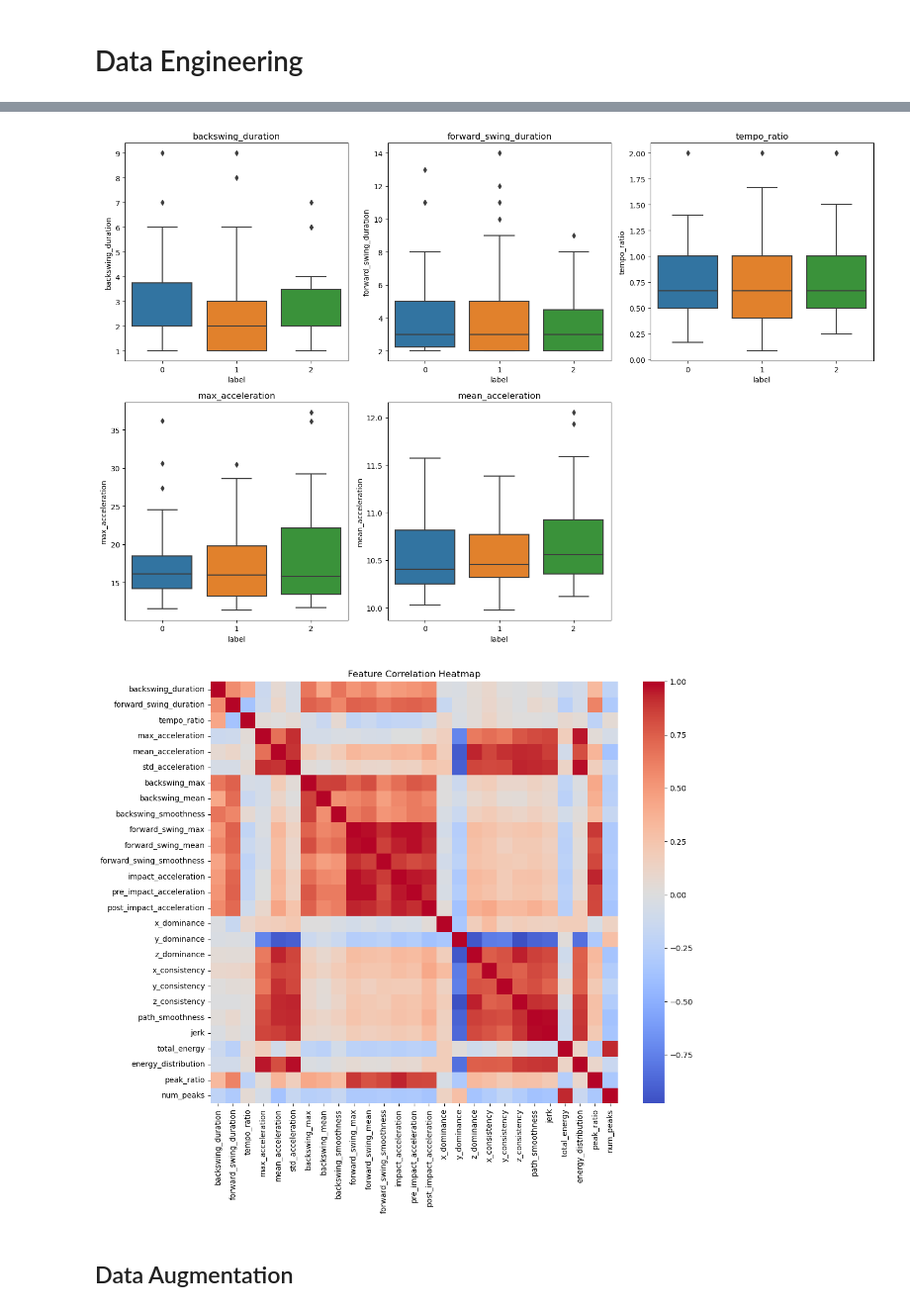
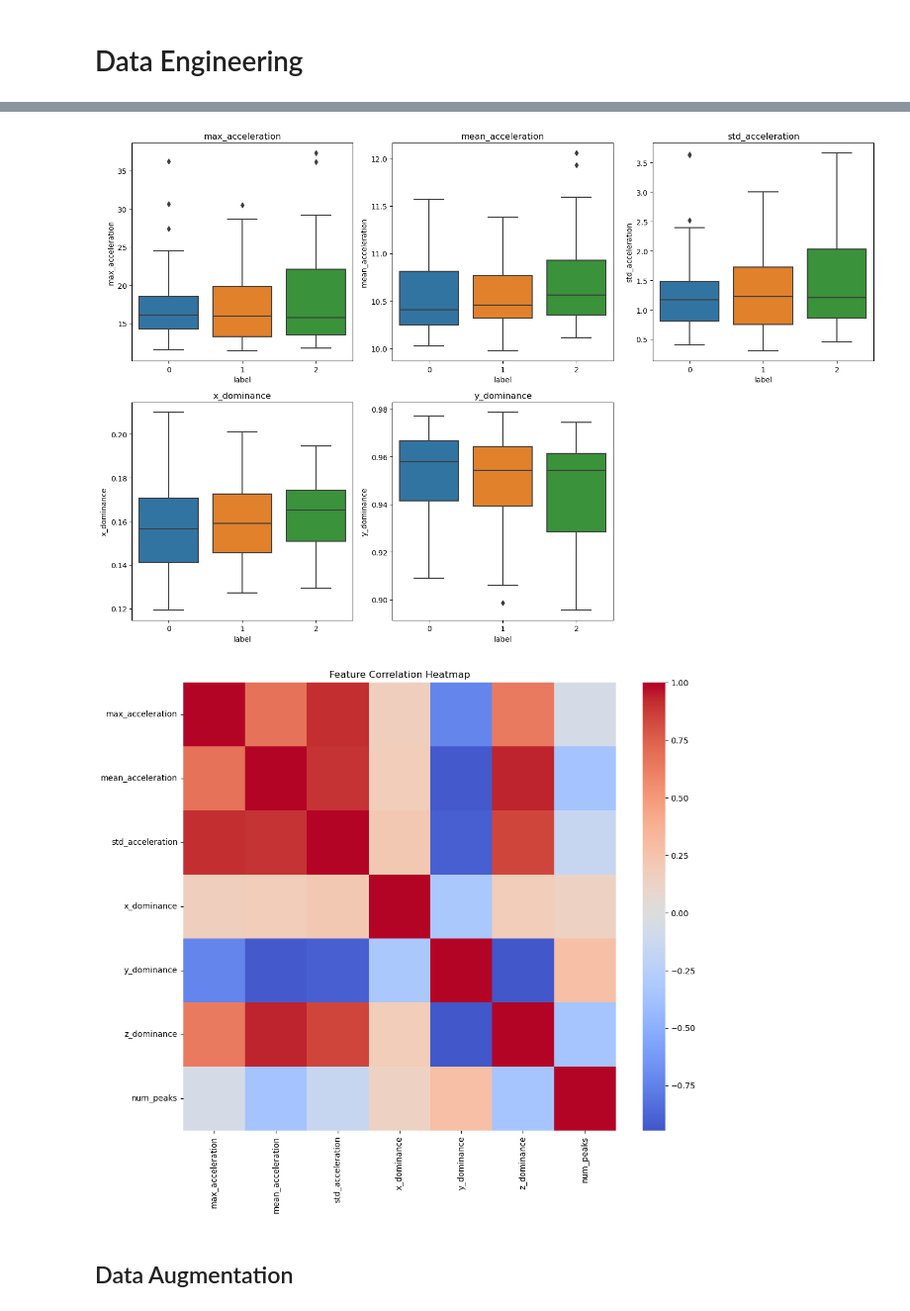
Before and after one commit to kuomat/Swing_Buddy, a Jupyter notebook: project.ipynb, the cells around one changed output, grey strips where cells are left out. Shown: that part at 99% size. Saved outputs shown, nothing was run; the diff lists cells and outputs as text; code cells hidden in the pictures.

```diff
--- a/project.ipynb
+++ b/project.ipynb
@@ -257,50 +257,50 @@ def extract_acceleration_features(data_list):
 
         features = {
             # Timing features
-            'backswing_duration': len(backswing),
-            'forward_swing_duration': len(forward_swing),
-            'tempo_ratio': len(backswing) / len(forward_swing) if len(forward_swing) > 0 else 0,
+            # 'backswing_duration': len(backswing),
+            # 'forward_swing_duration': len(forward_swing),
+            # 'tempo_ratio': len(backswing) / len(forward_swing) if len(forward_swing) > 0 else 0,
 
             # Magnitude features
             'max_acceleration': np.max(acc_magnitude),
             'mean_acceleration': np.mean(acc_magnitude),
             'std_acceleration': np.std(acc_magnitude),
 
-            # Backswing features
-            'backswing_max': np.max(backswing) if len(backswing) > 0 else 0,
-            'backswing_mean': np.mean(backswing) if len(backswing) > 0 else 0,
-            'backswing_smoothness': backswing_smoothness,
+            # # Backswing features
+            # 'backswing_max': np.max(backswing) if len(backswing) > 0 else 0,
+            # 'backswing_mean': np.mean(backswing) if len(backswing) > 0 else 0,
+            # 'backswing_smoothness': backswing_smoothness,
 
-            # Forward swing features
-            'forward_swing_max': np.max(forward_swing) if len(forward_swing) > 0 else 0,
-            'forward_swing_mean': np.mean(forward_swing) if len(forward_swing) > 0 else 0,
-            'forward_swing_smoothness': forward_swing_smoothness,
+            # # Forward swing features
+            # 'forward_swing_max': np.max(forward_swing) if len(forward_swing) > 0 else 0,
+            # 'forward_swing_mean': np.mean(forward_swing) if len(forward_swing) > 0 else 0,
+            # 'forward_swing_smoothness': forward_swing_smoothness,
 
-            # Impact features
-            'impact_acceleration': acc_magnitude[impact_peak],
-            'pre_impact_acceleration': np.mean(acc_magnitude[max(0, impact_peak-3):impact_peak]),
-            'post_impact_acceleration': np.mean(follow_through) if len(follow_through) > 0 else 0,
+            # # Impact features
+            # 'impact_acceleration': acc_magnitude[impact_peak],
+            # 'pre_impact_acceleration': np.mean(acc_magnitude[max(0, impact_peak-3):impact_peak]),
+            # 'post_impact_acceleration': np.mean(follow_through) if len(follow_through) > 0 else 0,
 
             # Directional features
             'x_dominance': np.mean(np.abs(data['acc_X'])) / np.mean(acc_magnitude),
             'y_dominance': np.mean(np.abs(data['acc_Y'])) / np.mean(acc_magnitude),
             'z_dominance': np.mean(np.abs(data['acc_Z'])) / np.mean(acc_magnitude),
 
-            # Consistency features
-            'x_consistency': np.std(data['acc_X']),
-            'y_consistency': np.std(data['acc_Y']),
-            'z_consistency': np.std(data['acc_Z']),
+            # # Consistency features
+            # 'x_consistency': np.std(data['acc_X']),
+            # 'y_consistency': np.std(data['acc_Y']),
+            # 'z_consistency': np.std(data['acc_Z']),
 
-            # Path smoothness (with checks)
-            'path_smoothness': np.mean(np.abs(np.gradient(acc_magnitude))) if len(acc_magnitude) > 2 else 0,
-            'jerk': np.mean(np.abs(np.gradient(np.gradient(acc_magnitude)))) if len(acc_magnitude) > 3 else 0,
+            # # Path smoothness (with checks)
+            # 'path_smoothness': np.mean(np.abs(np.gradient(acc_magnitude))) if len(acc_magnitude) > 2 else 0,
+            # 'jerk': np.mean(np.abs(np.gradient(np.gradient(acc_magnitude)))) if len(acc_magnitude) > 3 else 0,
 
             # Energy metrics
-            'total_energy': np.sum(acc_magnitude**2),
-            'energy_distribution': np.std(acc_magnitude**2),
+            # 'total_energy': np.sum(acc_magnitude**2),
+            # 'energy_distribution': np.std(acc_magnitude**2),
 
             # Peak metrics
-            'peak_ratio': acc_magnitude[impact_peak] / acc_magnitude[backswing_peak] if acc_magnitude[backswing_peak] > 0 else 0,
+            # 'peak_ratio': acc_magnitude[impact_peak] / acc_magnitude[backswing_peak] if acc_magnitude[backswing_peak] > 0 else 0,
             'num_peaks': len(peaks),
 
             # Add label
@@ -357,5 +357,5 @@ max      2.000000
-[figure, old version]
+[figure, new version]
-[figure, old version]
+[figure, new version]
 # %% [markdown]
 ## Data Augmentation
 # %%
```
Also changed, not shown: parts of 7 cells of this notebook, 7 other files.
